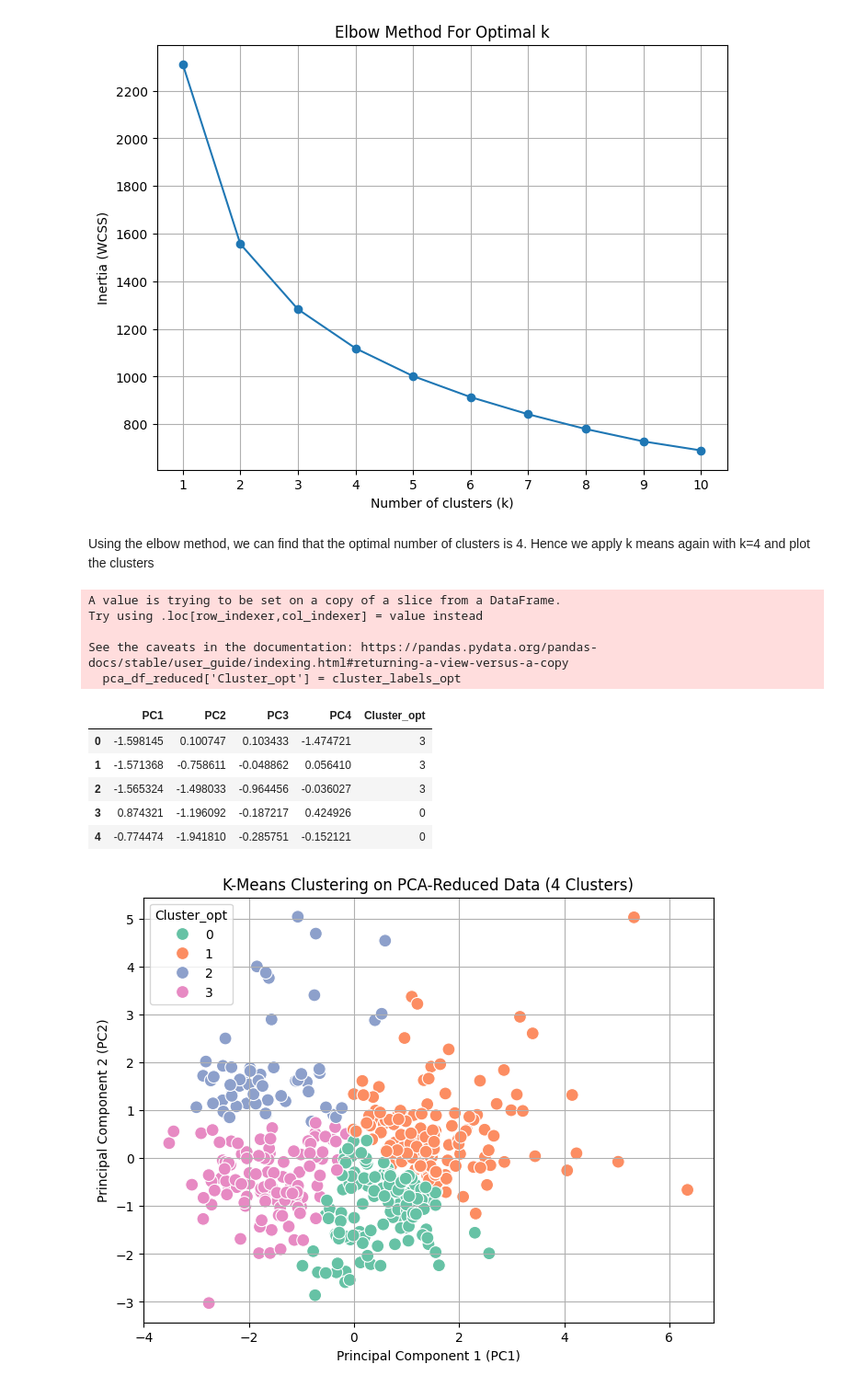
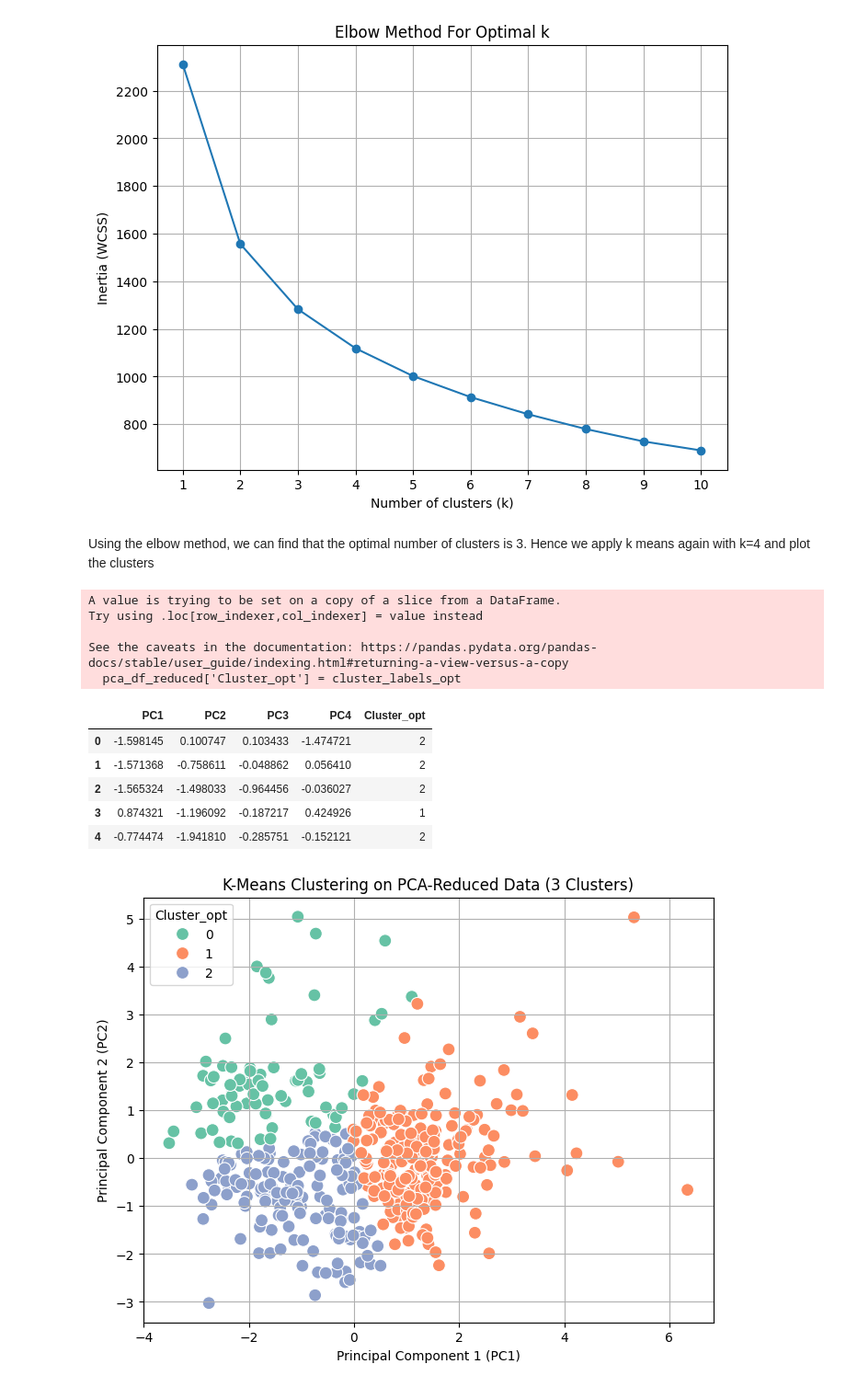
Before and after one commit to RayhaanDtg/Customer-Segmentation-Unsupervised-Learning, a Jupyter notebook: Customer-Segmentation.ipynb, the cells around one changed output. Shown at 92% size. Drawn from its saved outputs; the diff is of its cells as text; code cells hidden in the pictures.

Commit message:
completed clustering algorithms

```diff
--- a/Customer-Segmentation.ipynb
+++ b/Customer-Segmentation.ipynb
@@ -371,12 +377,12 @@ plt.show()
 # %% [output]
 [figure]
 # %% [markdown]
-Using the elbow method, we can find that the optimal number of clusters is 4. Hence we apply k means again with k=4 and plot the clusters
+Using the elbow method, we can find that the optimal number of clusters is 3. Hence we apply k means again with k=4 and plot the clusters
 # %%
 from sklearn.cluster import KMeans
 
 # Apply K-Means clustering with the optimal number of clusters
-kmeans_opt = KMeans(n_clusters=4, random_state=42)
+kmeans_opt = KMeans(n_clusters=3, random_state=42)
 
 # Fit the K-Means model to your reduced PCA data
 kmeans_opt.fit(pca_df_reduced)
@@ -395,29 +401,29 @@ Try using .loc[row_indexer,col_indexer] = value instead
 See the caveats in the documentation: https://pandas.pydata.org/pandas-docs/stable/user_guide/indexing.html#returning-a-view-versus-a-copy
   pca_df_reduced['Cluster_opt'] = cluster_labels_opt
 |  | PC1 | PC2 | PC3 | PC4 | Cluster_opt |
-| 0 | -1.598145 | 0.100747 | 0.103433 | -1.474721 | 3 |
-| 1 | -1.571368 | -0.758611 | -0.048862 | 0.056410 | 3 |
-| 2 | -1.565324 | -1.498033 | -0.964456 | -0.036027 | 3 |
-| 3 | 0.874321 | -1.196092 | -0.187217 | 0.424926 | 0 |
-| 4 | -0.774474 | -1.941810 | -0.285751 | -0.152121 | 0 |
+| 0 | -1.598145 | 0.100747 | 0.103433 | -1.474721 | 2 |
+| 1 | -1.571368 | -0.758611 | -0.048862 | 0.056410 | 2 |
+| 2 | -1.565324 | -1.498033 | -0.964456 | -0.036027 | 2 |
+| 3 | 0.874321 | -1.196092 | -0.187217 | 0.424926 | 1 |
+| 4 | -0.774474 | -1.941810 | -0.285751 | -0.152121 | 2 |
 # %%
 
 # Create a scatter plot of the first two principal components with the cluster labels
 plt.figure(figsize=(8, 6))
 sns.scatterplot(
     x='PC1', y='PC2', # First two principal components
     hue='Cluster_opt', # Color by cluster label
     data=pca_df_reduced, # Your PCA-reduced data with cluster labels
     palette='Set2', # Choose a color palette
     s=100, # Marker size
     legend='full'
 )
 
 # Add title and labels
-plt.title('K-Means Clustering on PCA-Reduced Data (4 Clusters)')
+plt.title('K-Means Clustering on PCA-Reduced Data (3 Clusters)')
 plt.xlabel('Principal Component 1 (PC1)')
 plt.ylabel('Principal Component 2 (PC2)')
 plt.grid(True)
 plt.show()
 # %% [output]
-[figure, old version]
+[figure, new version]
```
Also changed, not shown: parts of 12 cells of this notebook.
